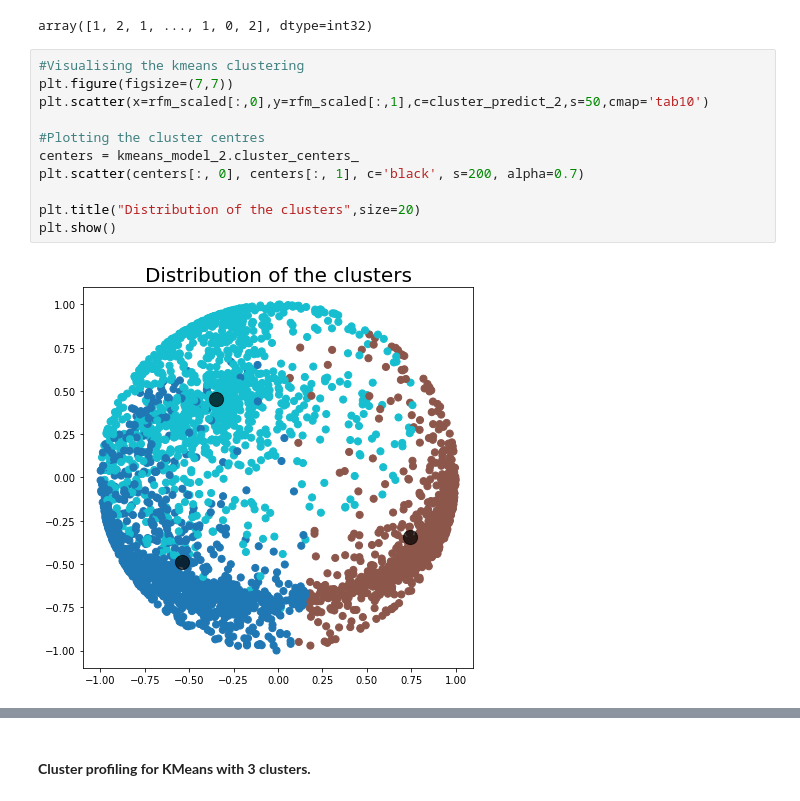
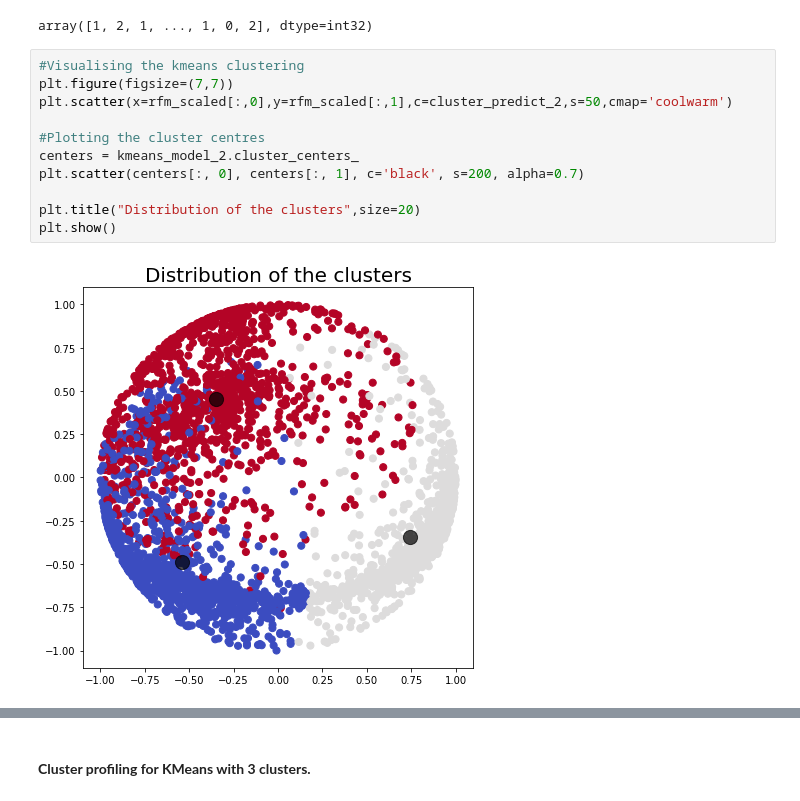
Before and after one commit to Syed-Adnan-S/Online-Retail-Customer-Segmentation, a Jupyter notebook: Online_Retail_Customer_Segmentation_Capstone_Project.ipynb, the cells around one changed output, grey strips where cells are left out. Cells and saved outputs as stored; diff of their text form.

```diff
--- a/Online_Retail_Customer_Segmentation_Capstone_Project.ipynb
+++ b/Online_Retail_Customer_Segmentation_Capstone_Project.ipynb
@@ -755,13 +785,13 @@ array([1, 2, 1, ..., 1, 0, 2], dtype=int32)
 # %%
 #Visualising the kmeans clustering
 plt.figure(figsize=(7,7))
-plt.scatter(x=rfm_scaled[:,0],y=rfm_scaled[:,1],c=cluster_predict_2,s=50,cmap='tab10')
+plt.scatter(x=rfm_scaled[:,0],y=rfm_scaled[:,1],c=cluster_predict_2,s=50,cmap='coolwarm')
 
 #Plotting the cluster centres
 centers = kmeans_model_2.cluster_centers_
 plt.scatter(centers[:, 0], centers[:, 1], c='black', s=200, alpha=0.7)
 
 plt.title("Distribution of the clusters",size=20)
 plt.show()
 # %% [output]
-[figure, old version]
+[figure, new version]
```
Also changed, not shown: parts of 23 cells of this notebook.
